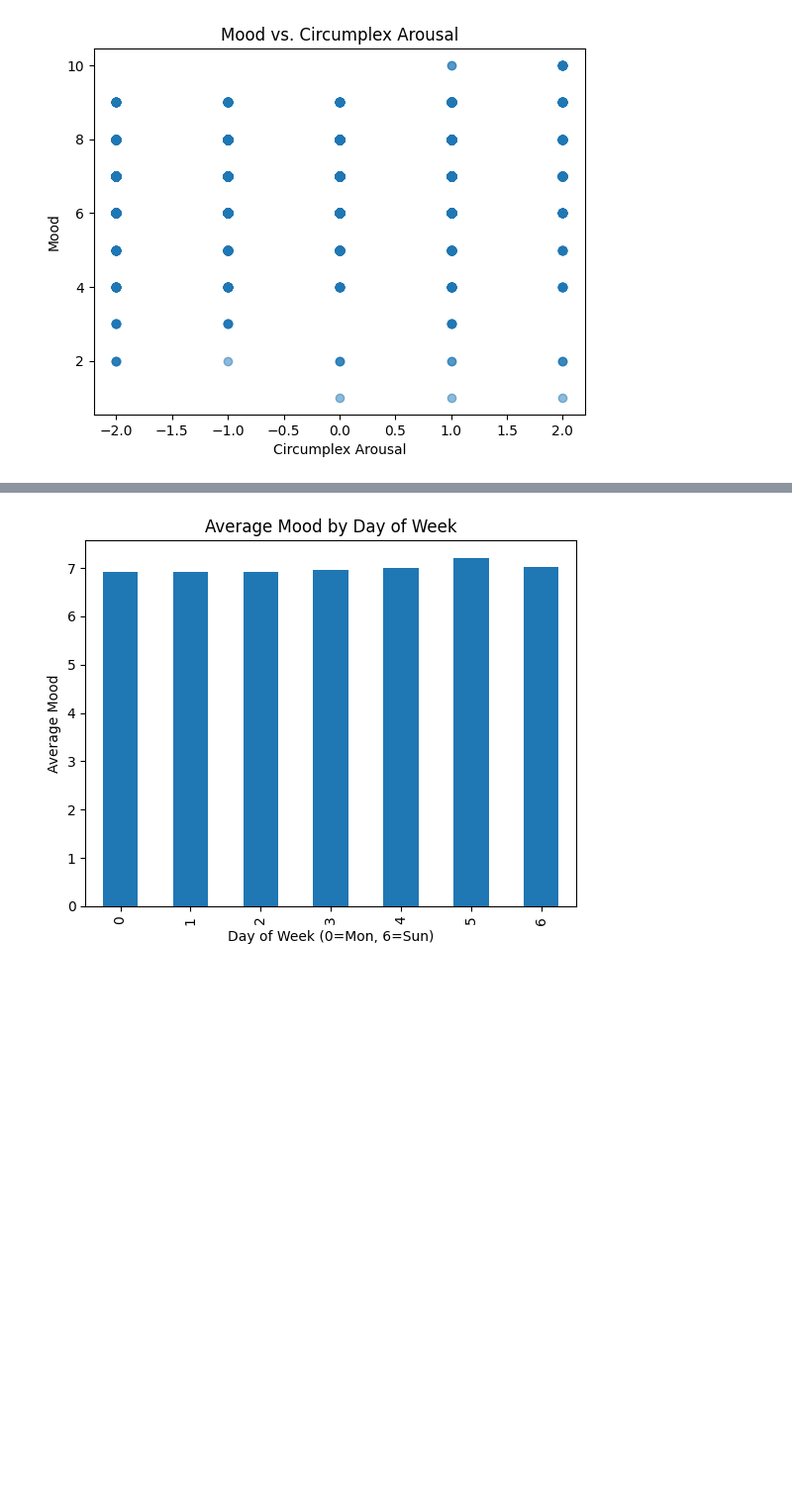
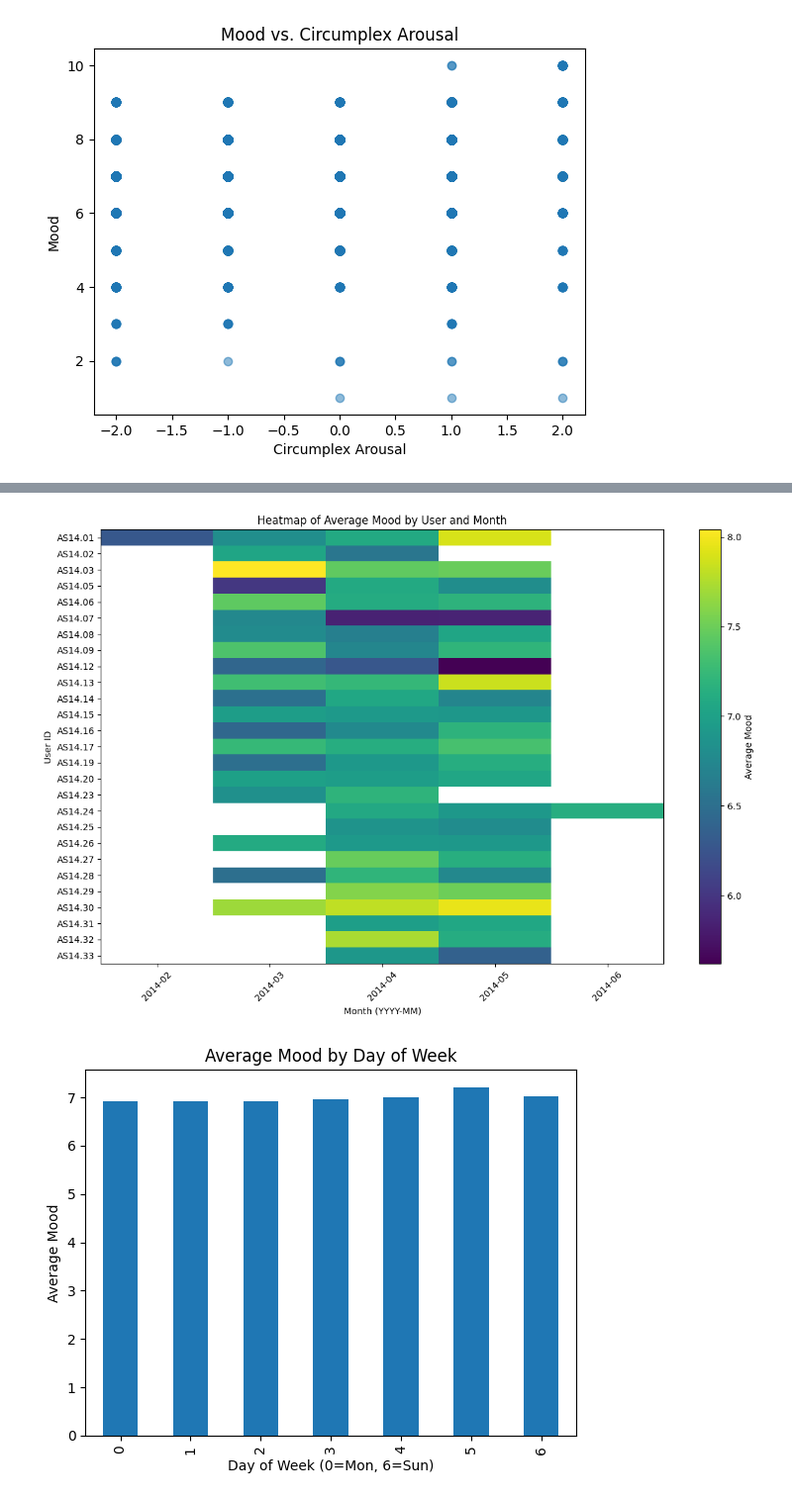
Before and after one commit to kuuroooo/data-mining, a Jupyter notebook: exploration.ipynb, the cells around one changed output, grey strips where cells are left out. Shown at 99% size. Drawn from its saved outputs; the diff is of its cells as text; code cells hidden in the pictures; blank space fills up the shorter version.

```diff
--- a/exploration.ipynb
+++ b/exploration.ipynb
@@ -201,3 +187,38 @@ plt.show()
+# %%
+import pandas as pd
+import matplotlib.pyplot as plt
+
+# --- 1. Filter and convert time ---
+df_mood = df[df['variable'] == 'mood'].copy()
+df_mood['time'] = pd.to_datetime(df_mood['time'], errors='coerce')
+
+# --- 2. Create a year-month indicator ---
+df_mood['year_month'] = df_mood['time'].dt.to_period('M')
+
+# --- 3. Group by (user, year_month) and compute average mood ---
+grouped = df_mood.groupby(['id', 'year_month'])['value'].mean()
+
+# --- 4. Convert to a matrix: rows=users, columns=months ---
+avg_mood_matrix = grouped.unstack('year_month')
+
+# If you used Period('M'), convert columns to a sortable string or timestamp
+avg_mood_matrix.columns = avg_mood_matrix.columns.astype(str)
+
+# --- 5. Plot as a heatmap ---
+plt.figure(figsize=(12, 8))
+plt.imshow(avg_mood_matrix, aspect='auto', interpolation='nearest')
+plt.colorbar(label='Average Mood')
+
+# --- 6. Label rows/columns ---
+plt.yticks(range(len(avg_mood_matrix.index)), avg_mood_matrix.index)
+plt.xticks(range(len(avg_mood_matrix.columns)), avg_mood_matrix.columns, rotation=45)
+plt.title("Heatmap of Average Mood by User and Month")
+plt.xlabel("Month (YYYY-MM)")
+plt.ylabel("User ID")
+plt.tight_layout()
+plt.show()
+# %% [output]
+[figure, added]
 # %%
 df_mood = df[df['variable'] == 'mood'].copy()
 df_mood['time'] = pd.to_datetime(df_mood['time'], errors='coerce')
```
Also changed, not shown: parts of 7 cells of this notebook, 8 other files.
